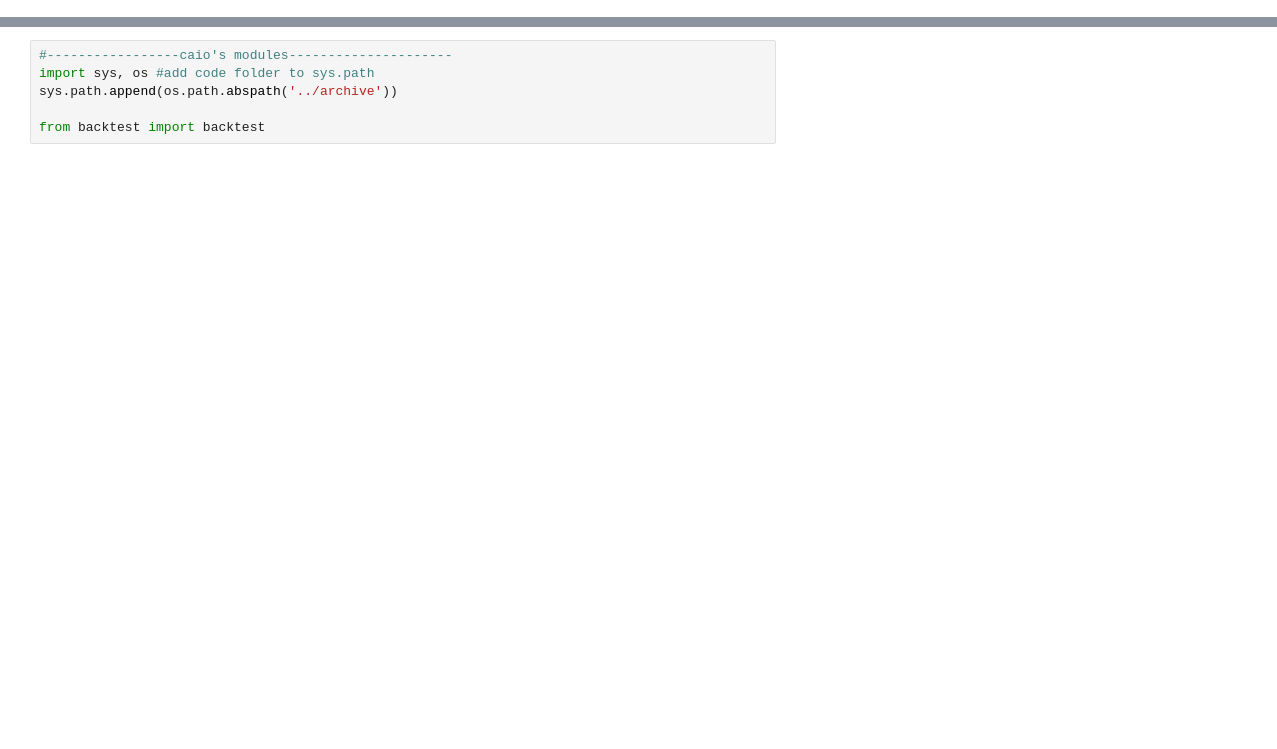
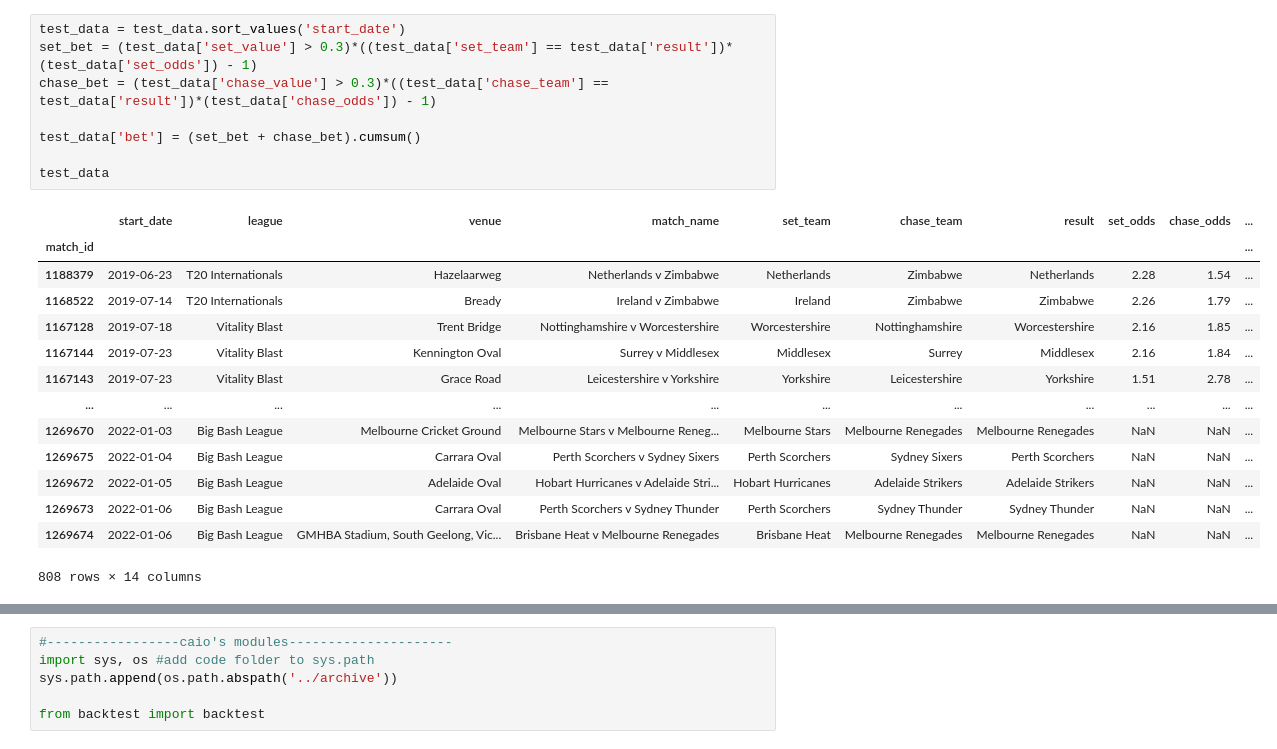
Before and after one commit to caiodrear/cricket, a Jupyter notebook: code/backtesting/backtest.ipynb, the cells around one changed output, grey strips where cells are left out. Saved outputs shown, nothing was run; the diff lists cells and outputs as text; blank space fills up the shorter version.

```diff
--- a/code/backtesting/backtest.ipynb
+++ b/code/backtesting/backtest.ipynb
@@ -26,0 +46,23 @@ test_data = player_model(match_data, results, test_date, algorithm = 'forest')
+# %%
+test_data = test_data.sort_values('start_date')
+set_bet = (test_data['set_value'] > 0.3)*((test_data['set_team'] == test_data['result'])*(test_data['set_odds']) - 1)
+chase_bet = (test_data['chase_value'] > 0.3)*((test_data['chase_team'] == test_data['result'])*(test_data['chase_odds']) - 1)
+
+test_data['bet'] = (set_bet + chase_bet).cumsum()
+
+test_data
+# %% [output]
+|  | start_date | league | venue | match_name | set_team | chase_team | result | set_odds | chase_odds | ... |
+| match_id |  |  |  |  |  |  |  |  |  | ... |
+| 1188379 | 2019-06-23 | T20 Internationals | Hazelaarweg | Netherlands v Zimbabwe | Netherlands | Zimbabwe | Netherlands | 2.28 | 1.54 | ... |
+| 1168522 | 2019-07-14 | T20 Internationals | Bready | Ireland v Zimbabwe | Ireland | Zimbabwe | Zimbabwe | 2.26 | 1.79 | ... |
+| 1167128 | 2019-07-18 | Vitality Blast | Trent Bridge | Nottinghamshire v Worcestershire | Worcestershire | Nottinghamshire | Worcestershire | 2.16 | 1.85 | ... |
+| 1167144 | 2019-07-23 | Vitality Blast | Kennington Oval | Surrey v Middlesex | Middlesex | Surrey | Middlesex | 2.16 | 1.84 | ... |
+| 1167143 | 2019-07-23 | Vitality Blast | Grace Road | Leicestershire v Yorkshire | Yorkshire | Leicestershire | Yorkshire | 1.51 | 2.78 | ... |
+| ... | ... | ... | ... | ... | ... | ... | ... | ... | ... | ... |
+| 1269670 | 2022-01-03 | Big Bash League | Melbourne Cricket Ground | Melbourne Stars v Melbourne Reneg... | Melbourne Stars | Melbourne Renegades | Melbourne Renegades | NaN | NaN | ... |
+| 1269675 | 2022-01-04 | Big Bash League | Carrara Oval | Perth Scorchers v Sydney Sixers | Perth Scorchers | Sydney Sixers | Perth Scorchers | NaN | NaN | ... |
+| 1269672 | 2022-01-05 | Big Bash League | Adelaide Oval | Hobart Hurricanes v Adelaide Stri... | Hobart Hurricanes | Adelaide Strikers | Adelaide Strikers | NaN | NaN | ... |
+| 1269673 | 2022-01-06 | Big Bash League | Carrara Oval | Perth Scorchers v Sydney Thunder | Perth Scorchers | Sydney Thunder | Sydney Thunder | NaN | NaN | ... |
+| 1269674 | 2022-01-06 | Big Bash League | GMHBA Stadium, South Geelong, Vic... | Brisbane Heat v Melbourne Renegades | Brisbane Heat | Melbourne Renegades | Melbourne Renegades | NaN | NaN | ... |
+808 rows × 14 columns
```
Also changed, not shown: parts of 8 cells of this notebook, 10 other files.
